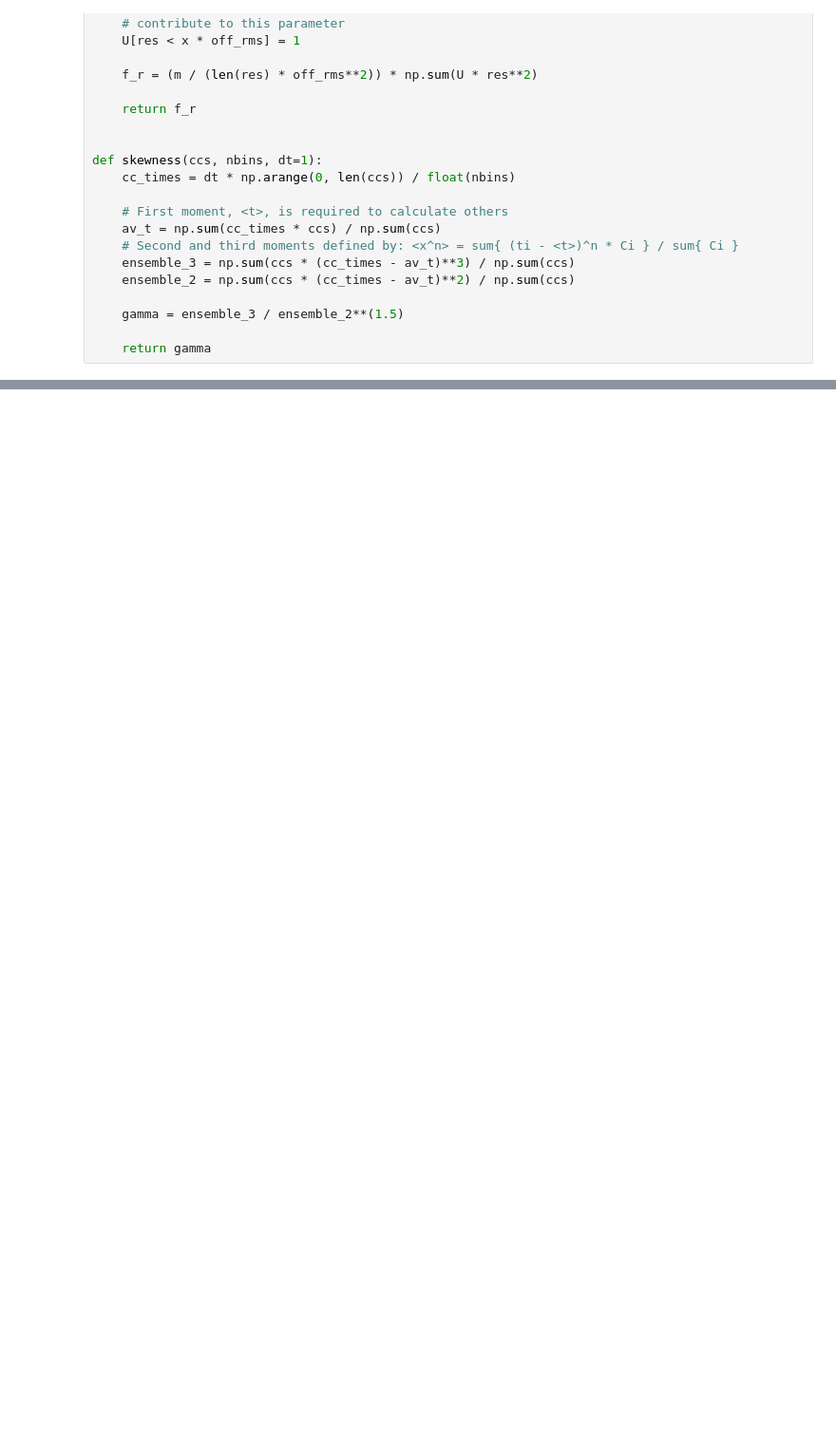
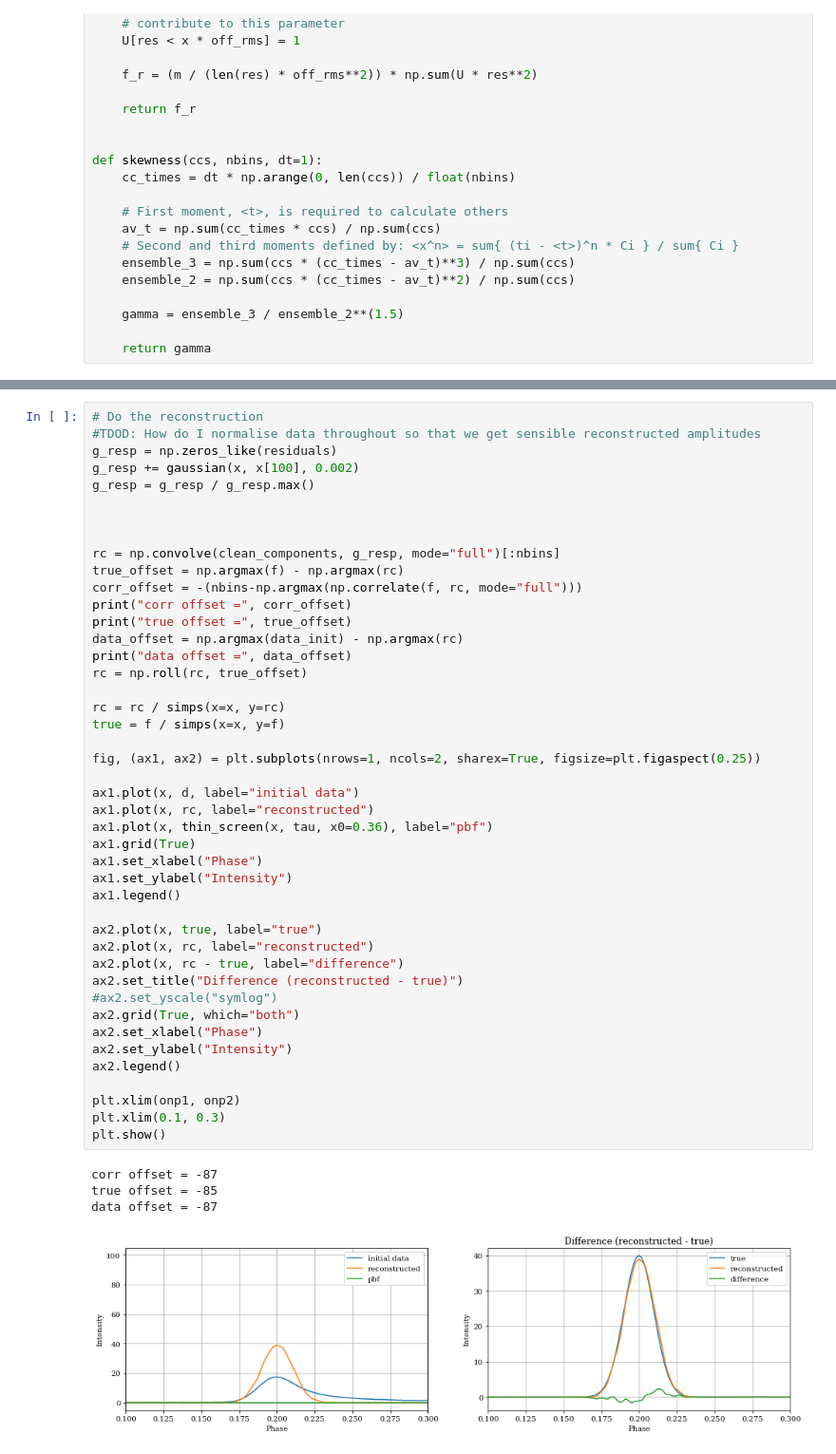
Before and after one commit to bwmeyers/tauclean, a Jupyter notebook: tauclean.ipynb, the cells around one changed output, grey strips where cells are left out. Shown: that part at 95% size. Drawn from its saved outputs; the diff is of its cells as text; blank space fills up the shorter version.

```diff
--- a/tauclean.ipynb
+++ b/tauclean.ipynb
@@ -461,0 +480,49 @@ rms res. = 0.03298888130883362
+# %%
+# Do the reconstruction
+#TDOD: How do I normalise data throughout so that we get sensible reconstructed amplitudes
+g_resp = np.zeros_like(residuals)
+g_resp += gaussian(x, x[100], 0.002)
+g_resp = g_resp / g_resp.max()
+
+
+
+rc = np.convolve(clean_components, g_resp, mode="full")[:nbins]
+true_offset = np.argmax(f) - np.argmax(rc)
+corr_offset = -(nbins-np.argmax(np.correlate(f, rc, mode="full")))
+print("corr offset =", corr_offset)
+print("true offset =", true_offset)
+data_offset = np.argmax(data_init) - np.argmax(rc)
+print("data offset =", data_offset)
+rc = np.roll(rc, true_offset)
+
+rc = rc / simps(x=x, y=rc)
+true = f / simps(x=x, y=f)
+
+fig, (ax1, ax2) = plt.subplots(nrows=1, ncols=2, sharex=True, figsize=plt.figaspect(0.25))
+
+ax1.plot(x, d, label="initial data")
+ax1.plot(x, rc, label="reconstructed")
+ax1.plot(x, thin_screen(x, tau, x0=0.36), label="pbf")
+ax1.grid(True)
+ax1.set_xlabel("Phase")
+ax1.set_ylabel("Intensity")
+ax1.legend()
+
+ax2.plot(x, true, label="true")
+ax2.plot(x, rc, label="reconstructed")
+ax2.plot(x, rc - true, label="difference")
+ax2.set_title("Difference (reconstructed - true)")
+#ax2.set_yscale("symlog")
+ax2.grid(True, which="both")
+ax2.set_xlabel("Phase")
+ax2.set_ylabel("Intensity")
+ax2.legend()
+
+plt.xlim(onp1, onp2)
+plt.xlim(0.1, 0.3)
+plt.show()
+# %% [output]
+corr offset = -87
+true offset = -85
+data offset = -87
+[figure, added]
```
Also changed, not shown: parts of 10 cells of this notebook.
